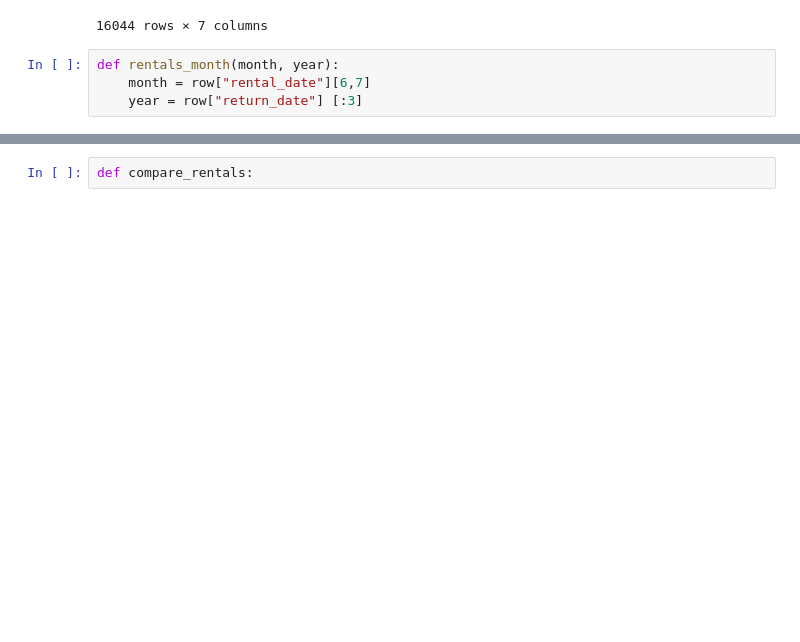
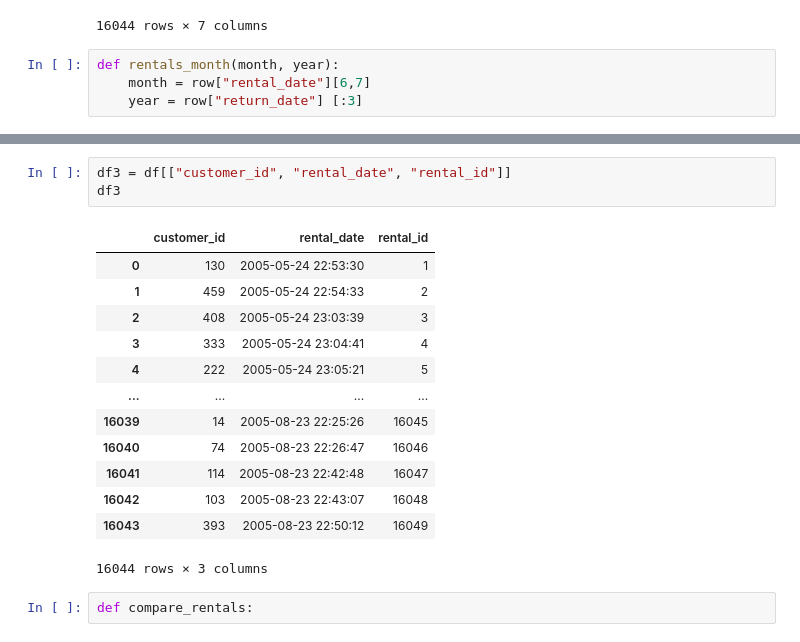
Before and after one commit to Jack4mcc/lab-sql-python-connection, a Jupyter notebook: LAB SQL to Python.ipynb, the cells around one changed output, grey strips where cells are left out. Drawn from its saved outputs; the diff is of its cells as text; blank space fills up the shorter version.

```diff
--- a/LAB SQL to Python.ipynb
+++ b/LAB SQL to Python.ipynb
@@ -125,2 +159,19 @@ def rental_count_month(rentals_month):
+# %%
+df3 = df[["customer_id", "rental_date", "rental_id"]]
+df3
+# %% [output]
+|  | customer_id | rental_date | rental_id |
+| 0 | 130 | 2005-05-24 22:53:30 | 1 |
+| 1 | 459 | 2005-05-24 22:54:33 | 2 |
+| 2 | 408 | 2005-05-24 23:03:39 | 3 |
+| 3 | 333 | 2005-05-24 23:04:41 | 4 |
+| 4 | 222 | 2005-05-24 23:05:21 | 5 |
+| ... | ... | ... | ... |
+| 16039 | 14 | 2005-08-23 22:25:26 | 16045 |
+| 16040 | 74 | 2005-08-23 22:26:47 | 16046 |
+| 16041 | 114 | 2005-08-23 22:42:48 | 16047 |
+| 16042 | 103 | 2005-08-23 22:43:07 | 16048 |
+| 16043 | 393 | 2005-08-23 22:50:12 | 16049 |
+16044 rows × 3 columns
 # %%
 def compare_rentals:
```
Also changed, not shown: parts of 5 cells of this notebook.
